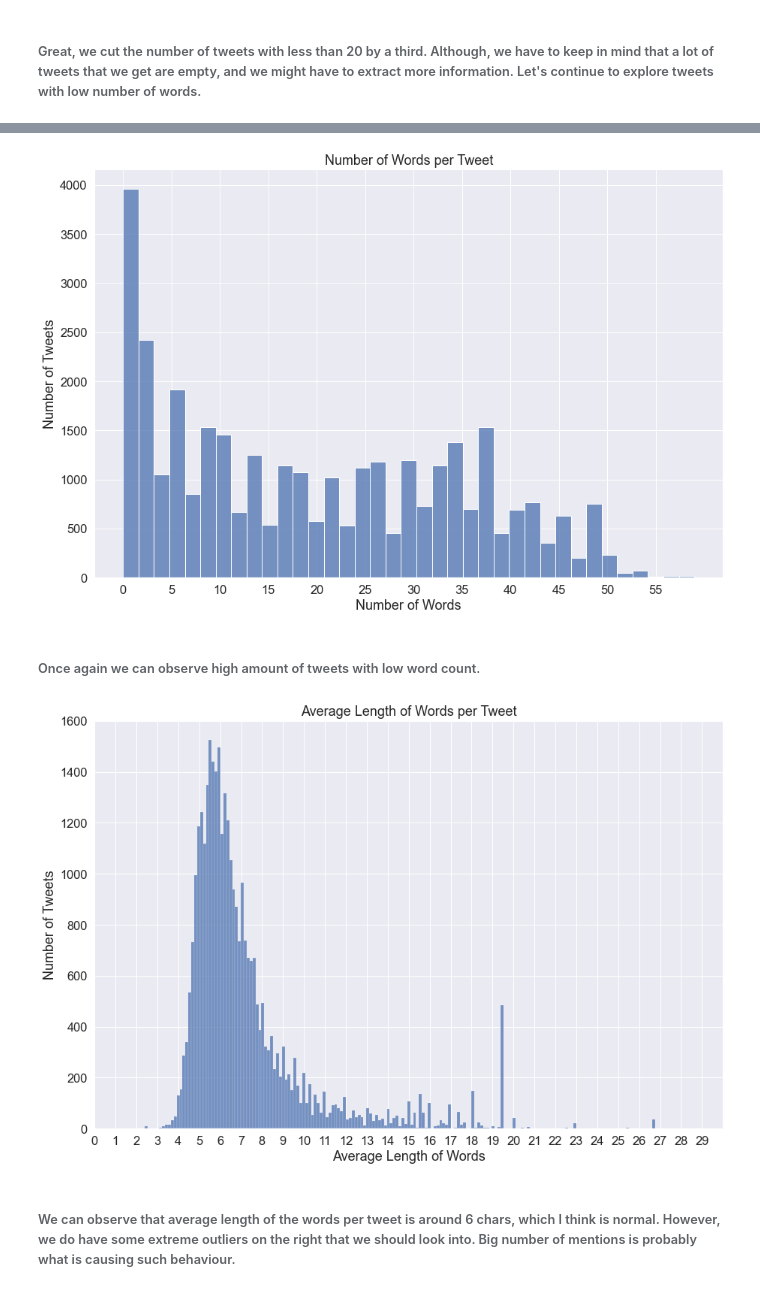
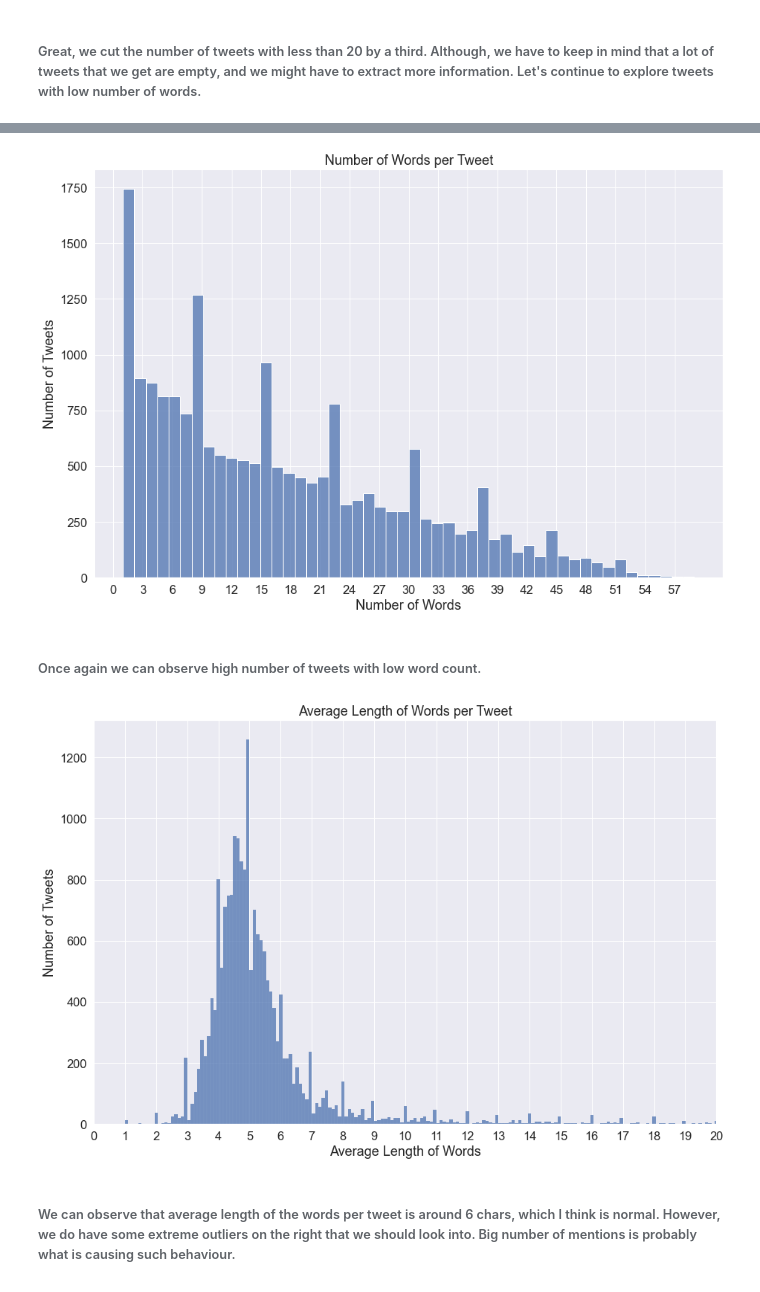
Before and after one commit to georgi3/Correlating-Twitter-Sentiment-to-Market-Behaviour, a Jupyter notebook: src/tweets_EDA.ipynb, the cells around one changed output, grey strips where cells are left out. Drawn from its saved outputs; the diff is of its cells as text; code cells hidden in the pictures.

```diff
--- a/src/tweets_EDA.ipynb
+++ b/src/tweets_EDA.ipynb
@@ -97,0 +141,3 @@ Name: text, Length: 4269, dtype: object
+# %%
+print(f"gm/thank me later like occurrences: {df[(df.text.str.contains(r'gm|Gm|GM|Thank me later', regex=True)) & (df.text.str.len() < 20)].__len__()}")
+df = df[~((df.text.str.contains(r'gm|Gm|GM|Thank me later', regex=True)) & (df.text.str.len() < 20))]
@@ -97,0 +272,3 @@ Name: text, Length: 4269, dtype: object
+# %%
+# keeping only tweets that repeat no more than twice
+df = df[~df['text'].isin(df['text'].value_counts().loc[lambda cnt: cnt > 2].index)]
@@ -97,0 +302,5 @@ Name: text, Length: 4269, dtype: object
+# %%
+df.loc[:, 'text'] = df.text.apply(lambda row: emoji.demojize(row))
+# %%
+# now we will get rid of the tweets with more than 280 chars because there is a high chance of them being spam
+df = df[df.text.str.len() < 280]
@@ -98,23 +363,23 @@ Name: text, Length: 4269, dtype: object
 # %%
 # let's look at the number of words per tweet
-sns.histplot(df.text.str.split().map(lambda words: len(words)))
-plt.xticks(list(range(0, 60, 5)))
+sns.histplot(df.text.str.split().map(lambda words: len(words)), bins=50)
+plt.xticks(list(range(0, 60, 3)))
 plt.xlabel('Number of Words')
 plt.ylabel('Number of Tweets')
 plt.title('Number of Words per Tweet');
 # %% [output]
-[figure, old version]
+[figure, new version]
 # %% [markdown]
-###### Once again we can observe high amount of tweets with low word count.
+###### Once again we can observe high number of tweets with low word count.
 # %%
 # let's check what is the average word length per tweet
 sns.histplot(df.text.str.split().map(lambda words: sum(len(word) for word in words)/len(words)))
 plt.xticks(list(range(0, 30, 1)))
-plt.xlim(0, 30)
+plt.xlim(0, 20)
 plt.xlabel('Average Length of Words')
 plt.ylabel('Number of Tweets')
 plt.title('Average Length of Words per Tweet');
 # %% [output]
-[figure, old version]
+[figure, new version]
 # %% [markdown]
 ###### We can observe that average length of the words per tweet is around 6 chars, which I think is normal. However, we do have some extreme outliers on the right that we should look into. Big number of mentions is probably what is causing such behaviour.
```
Also changed, not shown: parts of 39 cells of this notebook.
